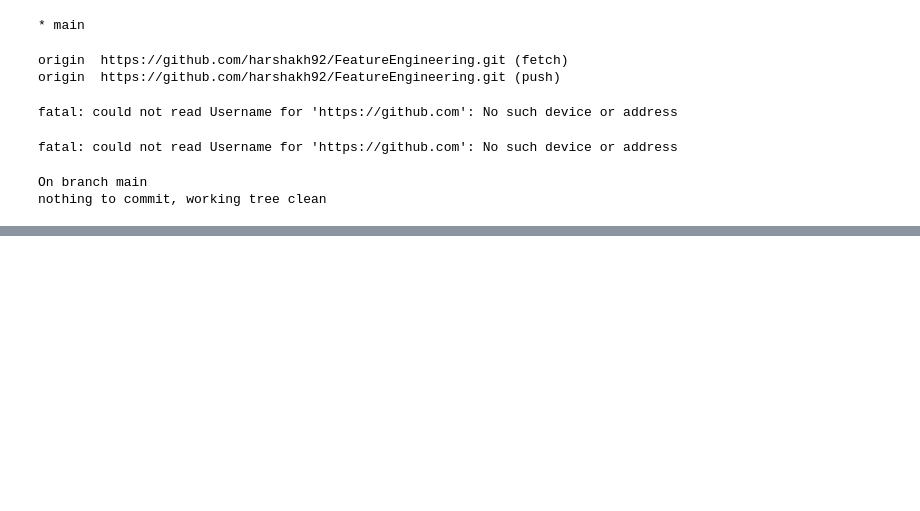
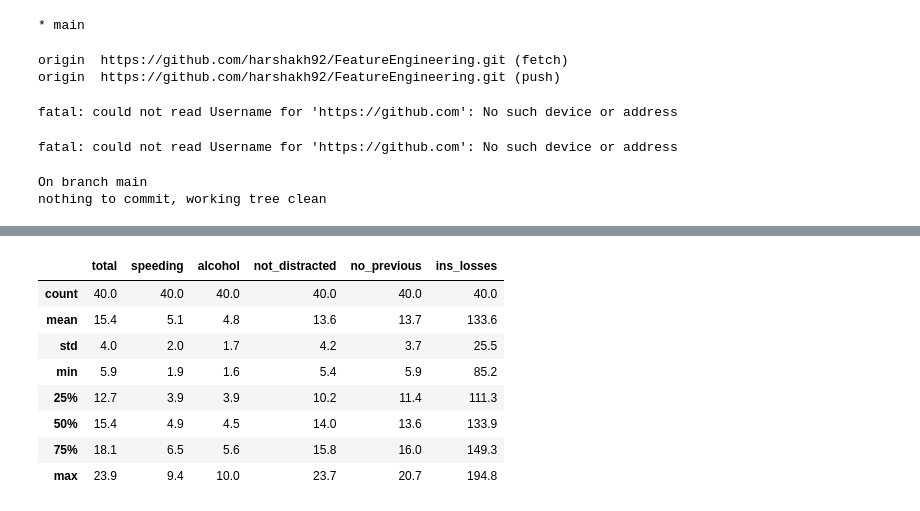
Before and after one commit to harshakh92/FeatureEngineering, a Jupyter notebook: featureengineering.ipynb, the cells around one changed output, grey strips where cells are left out. Saved outputs shown, nothing was run; the diff lists cells and outputs as text; code cells hidden in the pictures; blank space fills up the shorter version.

```diff
--- a/featureengineering.ipynb
+++ b/featureengineering.ipynb
@@ -115,0 +234,12 @@ nothing to commit, working tree clean
+# %%
+np.round(X_train.describe(), 1)
+# %% [output]
+|  | total | speeding | alcohol | not_distracted | no_previous | ins_losses |
+| count | 40.0 | 40.0 | 40.0 | 40.0 | 40.0 | 40.0 |
+| mean | 15.4 | 5.1 | 4.8 | 13.6 | 13.7 | 133.6 |
+| std | 4.0 | 2.0 | 1.7 | 4.2 | 3.7 | 25.5 |
+| min | 5.9 | 1.9 | 1.6 | 5.4 | 5.9 | 85.2 |
+| 25% | 12.7 | 3.9 | 3.9 | 10.2 | 11.4 | 111.3 |
+| 50% | 15.4 | 4.9 | 4.5 | 14.0 | 13.6 | 133.9 |
+| 75% | 18.1 | 6.5 | 5.6 | 15.8 | 16.0 | 149.3 |
+| max | 23.9 | 9.4 | 10.0 | 23.7 | 20.7 | 194.8 |
```
Also changed, not shown: parts of 26 cells of this notebook.
